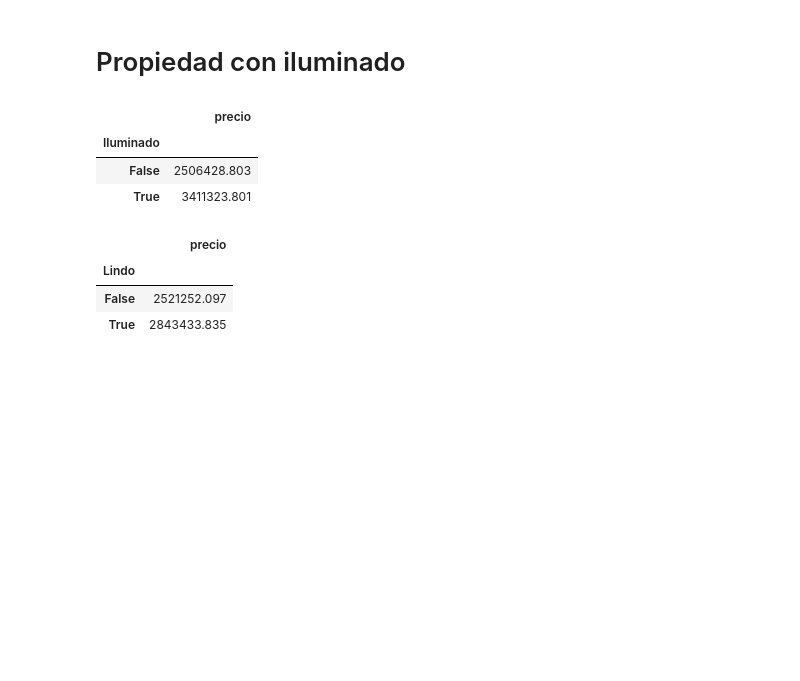
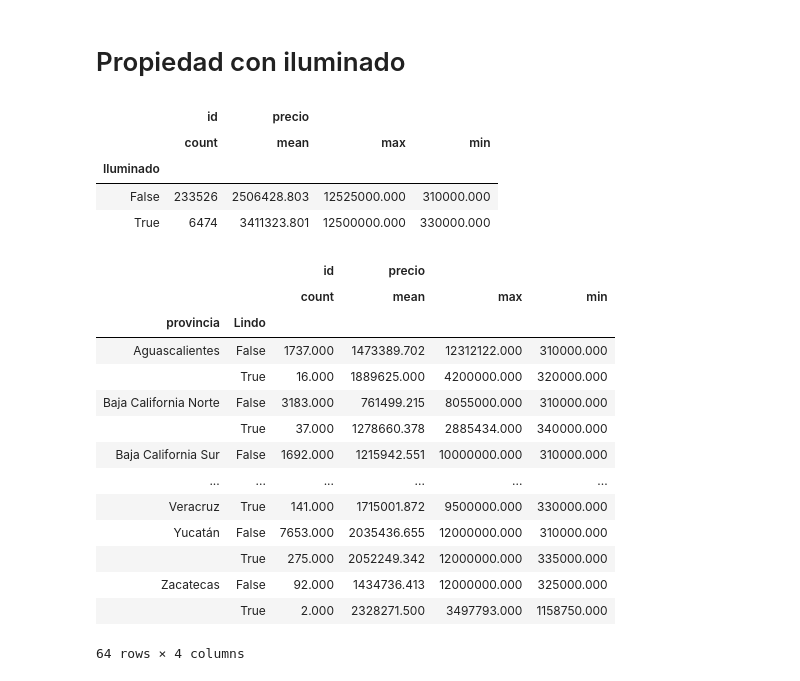
Before and after one commit to alepenaa94/Datos1-2C-2019, a Jupyter notebook: DATOS.ipynb, the cells around one changed output. Cells and saved outputs as stored; diff of their text form; code cells hidden in the pictures; blank space fills up the shorter version.

```diff
--- a/DATOS.ipynb
+++ b/DATOS.ipynb
@@ -1160,8 +1161,6 @@ df_aux.groupby('Aire acondicionado').agg({'precio':'mean'})
 # %% [markdown]
 # Propiedad con jardin
 # %%
-def contiene(r):
-    return  ('JARDIN' in str(r).upper()) or ('JARDÍN' in str(r).upper())
-df_aux['Con Jardin'] = df_aux['descripcion'].apply(contiene)
-df_aux.groupby('Con Jardin').agg({'precio':'mean'})
+df_aux['Con Jardin'] = df_aux['descripcion'].apply(contiene, args=[['JARDÍN', 'JARDIN']])
+df_aux.groupby('Con Jardin').agg({'id':'count', 'precio':['mean', 'max', 'min']})
 # %% [output]
@@ -1172,7 +1172,2 @@ df_aux.groupby('Con Jardin').agg({'precio':'mean'})
 # %% [markdown]
 # Propiedad con seguridad
-# %%
-def contiene(r):
-    return  ('VIGILANCIA' in str(r).upper()) or ('CAMARA' in str(r).upper()) or ('CÁMARA' in str(r).upper()) or ('ACCESO CONTROLADO' in str(r).upper())
-df_aux['Seguridad'] = df_aux['descripcion'].apply(contiene)
-df_aux.groupby('Seguridad').agg({'precio':'mean'})
@@ -1183,0 +1174,3 @@ df_aux.groupby('Seguridad').agg({'precio':'mean'})
+# %%
+df_aux['Seguridad']  = df_aux['descripcion'].apply(contiene, args=[['VIGILANCIA', 'CAMARA', 'CÁMARA', 'ACCESO CONTROLADO']])
+df_aux.groupby('Seguridad').agg({'id':'count','precio':['mean', 'max', 'min']})
@@ -1184,22 +1183,30 @@ df_aux.groupby('Seguridad').agg({'precio':'mean'})
 # %% [markdown]
 # Propiedad con iluminado
 # %%
-def contiene(r):
-    return  ('ILUMINADO' in str(r).upper())
-df_aux['Iluminado'] = df_aux['descripcion'].apply(contiene)
-df_aux.groupby('Iluminado').agg({'precio':'mean'})
+df_aux['Iluminado']  = df_aux['descripcion'].apply(contiene, args=[['ILUMINADO']])
+df_aux.groupby('Iluminado').agg({'id':'count', 'precio':['mean', 'max', 'min']})
 # %% [output]
-|  | precio |
-| Iluminado |  |
-| False | 2506428.803 |
-| True | 3411323.801 |
+|  | id | precio |  |  |
+|  | count | mean | max | min |
+| Iluminado |  |  |  |  |
+| False | 233526 | 2506428.803 | 12525000.000 | 310000.000 |
+| True | 6474 | 3411323.801 | 12500000.000 | 330000.000 |
 # %%
-def contiene(r):
-    return  ('LIND' in str(r).upper())
-df_aux['Lindo'] = df_aux['descripcion'].apply(contiene)
-df_aux.groupby('Lindo').agg({'precio':'mean'})
+df_aux['Lindo']  = df_aux['descripcion'].apply(contiene, args=[['LIND']])
+df_aux.groupby(['provincia','Lindo']).agg({'id':'count', 'precio':['mean', 'max', 'min']})
 # %% [output]
-|  | precio |
-| Lindo |  |
-| False | 2521252.097 |
-| True | 2843433.835 |
+|  |  | id | precio |  |  |
+|  |  | count | mean | max | min |
+| provincia | Lindo |  |  |  |  |
+| Aguascalientes | False | 1737.000 | 1473389.702 | 12312122.000 | 310000.000 |
+|  | True | 16.000 | 1889625.000 | 4200000.000 | 320000.000 |
+| Baja California Norte | False | 3183.000 | 761499.215 | 8055000.000 | 310000.000 |
+|  | True | 37.000 | 1278660.378 | 2885434.000 | 340000.000 |
+| Baja California Sur | False | 1692.000 | 1215942.551 | 10000000.000 | 310000.000 |
+| ... | ... | ... | ... | ... | ... |
+| Veracruz | True | 141.000 | 1715001.872 | 9500000.000 | 330000.000 |
+| Yucatán | False | 7653.000 | 2035436.655 | 12000000.000 | 310000.000 |
+|  | True | 275.000 | 2052249.342 | 12000000.000 | 335000.000 |
+| Zacatecas | False | 92.000 | 1434736.413 | 12000000.000 | 325000.000 |
+|  | True | 2.000 | 2328271.500 | 3497793.000 | 1158750.000 |
+64 rows × 4 columns
```
Also changed, not shown: parts of 50 cells of this notebook.
